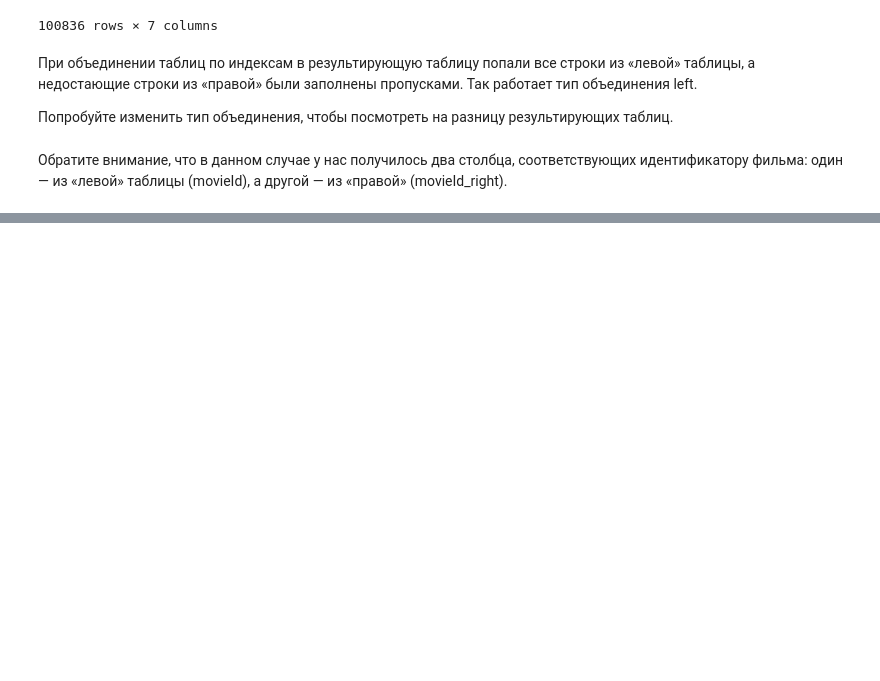
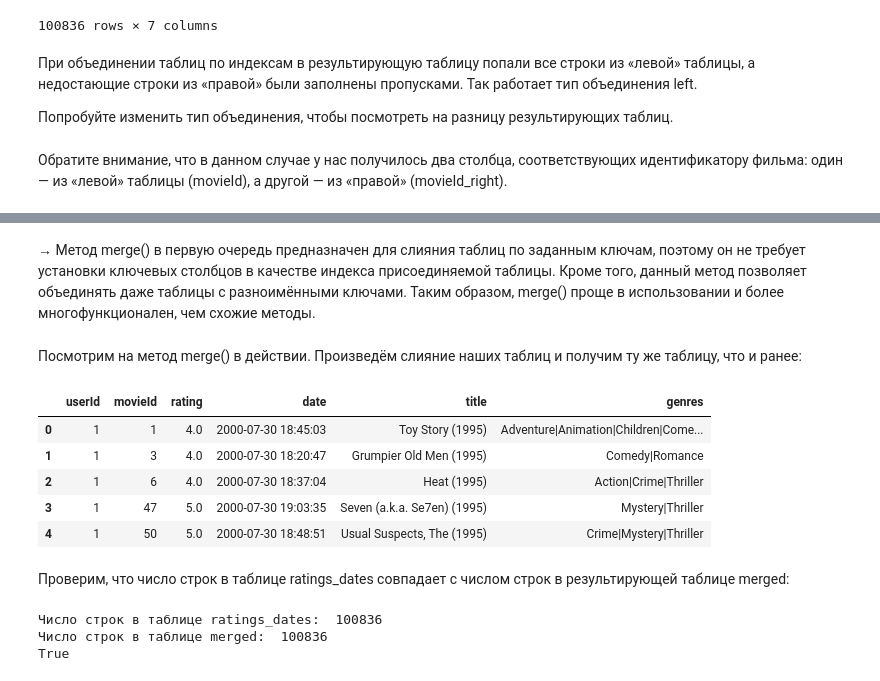
Before and after one commit to Deemetr5/ds_v3, a Jupyter notebook: PY_12_Продвинутые методы работы с данными в Pandas/movies_class.ipynb, the cells around one changed output, grey strips where cells are left out. Saved outputs shown, nothing was run; the diff lists cells and outputs as text; code cells hidden in the pictures; blank space fills up the shorter version.

```diff
--- a/PY_12_Продвинутые методы работы с данными в Pandas/movies_class.ipynb
+++ b/PY_12_Продвинутые методы работы с данными в Pandas/movies_class.ipynb
@@ -390,0 +452,32 @@ display(joined_false)
+# %% [markdown]
+→ Метод merge() в первую очередь предназначен для слияния таблиц по заданным ключам, поэтому он не требует установки ключевых столбцов в качестве индекса присоединяемой таблицы. Кроме того, данный метод позволяет объединять даже таблицы с разноимёнными ключами. Таким образом, merge() проще в использовании и более многофункционален, чем схожие методы.
+# %% [markdown]
+Посмотрим на метод merge() в действии. Произведём слияние наших таблиц и получим ту же таблицу, что и ранее:
+# %%
+merged = ratings_dates.merge(
+    movies,
+    on='movieId',
+    how='left'
+)
+display(merged.head())
+# %% [output]
+|  | userId | movieId | rating | date | title | genres |
+| 0 | 1 | 1 | 4.0 | 2000-07-30 18:45:03 | Toy Story (1995) | Adventure|Animation|Children|Come... |
+| 1 | 1 | 3 | 4.0 | 2000-07-30 18:20:47 | Grumpier Old Men (1995) | Comedy|Romance |
+| 2 | 1 | 6 | 4.0 | 2000-07-30 18:37:04 | Heat (1995) | Action|Crime|Thriller |
+| 3 | 1 | 47 | 5.0 | 2000-07-30 19:03:35 | Seven (a.k.a. Se7en) (1995) | Mystery|Thriller |
+| 4 | 1 | 50 | 5.0 | 2000-07-30 18:48:51 | Usual Suspects, The (1995) | Crime|Mystery|Thriller |
+# %% [markdown]
+Проверим, что число строк в таблице ratings_dates совпадает с числом строк в результирующей таблице merged:
+# %%
+print('Число строк в таблице ratings_dates: ', ratings_dates.shape[0])
+print('Число строк в таблице merged: ', merged.shape[0])
+print(ratings_dates.shape[0] == merged.shape[0])
+
+# Число строк в таблице ratings_dates: 100836
+# Число строк в таблице merged: 100836
+# True
+# %% [output]
+Число строк в таблице ratings_dates:  100836
+Число строк в таблице merged:  100836
+True
```
Also changed, not shown: parts of 17 cells of this notebook.
